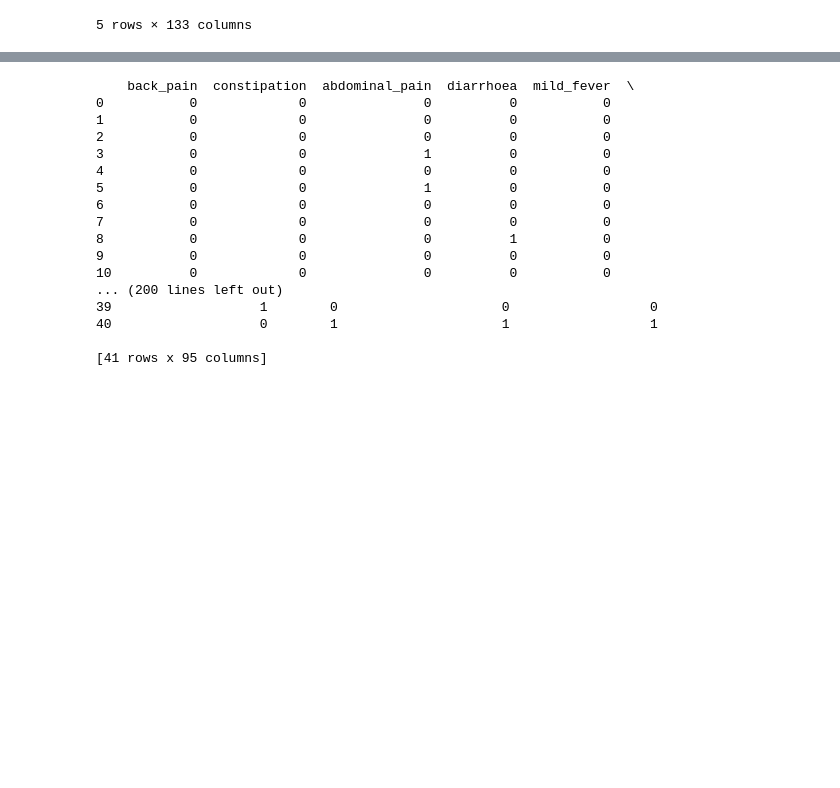
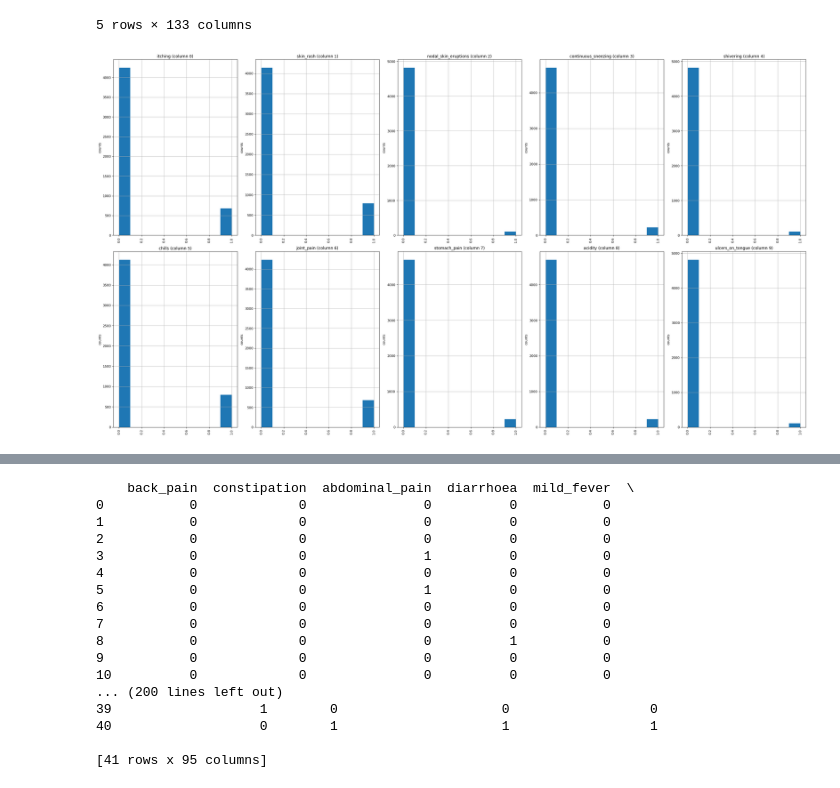
Before and after one commit to Lovely-Professional-University-CSE/int247-machine-learning-project-2020-kem031-sudhanshu, a Jupyter notebook: Project_ML.ipynb, the cells around one changed output, grey strips where cells are left out. Drawn from its saved outputs; the diff is of its cells as text; code cells hidden in the pictures; blank space fills up the shorter version.

```diff
--- a/Project_ML.ipynb
+++ b/Project_ML.ipynb
@@ -117,7 +167,7 @@ print(y)
 [4920 rows x 1 columns]
 # %%
 #Reading the  testing.csv file
-tr=pd.read_csv("testing.csv")
+tr=pd.read_csv("prototype 1.csv")
 
 #Using inbuilt function replace in pandas for replacing the values
 
@@ -139,3 +189,7 @@ tr.head()
 | 3 | 1 | 0 | 0 | 0 | 0 | 0 | 0 | ... |
 | 4 | 1 | 1 | 0 | 0 | 0 | 0 | 0 | ... |
 5 rows × 133 columns
+# %%
+plotPerColumnDistribution(tr, 10, 5)
+# %% [output]
+[figure, added]
```
Also changed, not shown: parts of 16 cells of this notebook.
